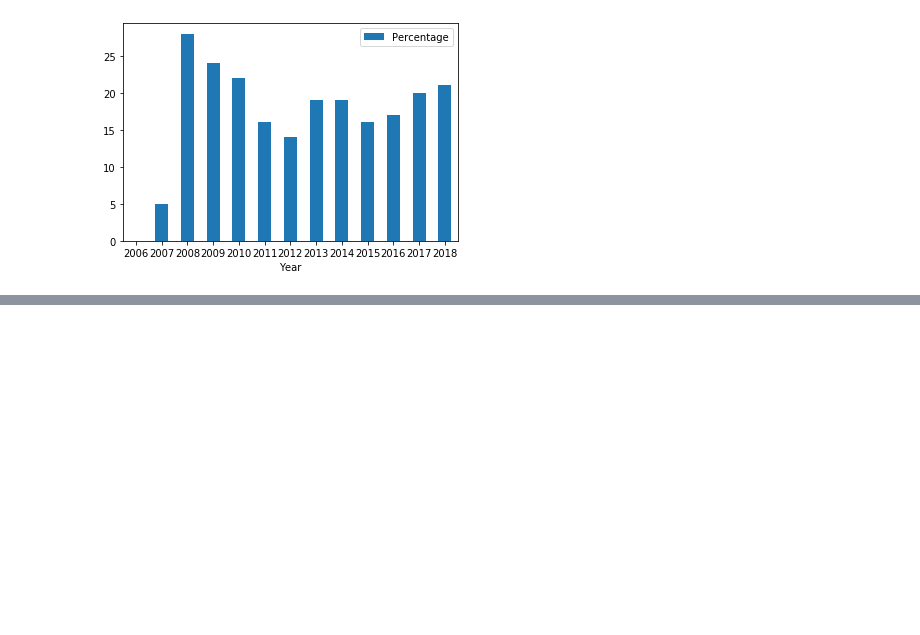
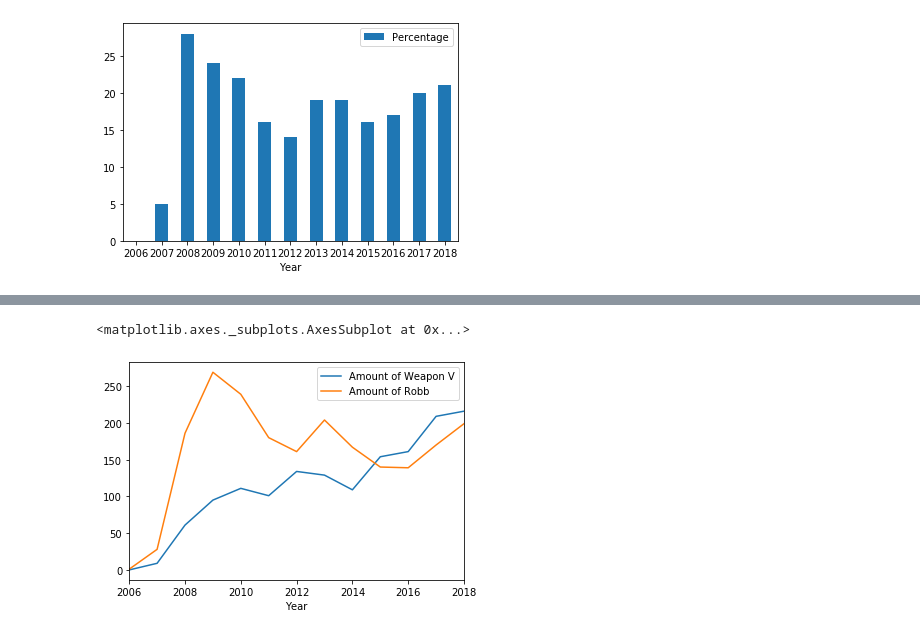
Before and after one commit to LeonTan828/Madcity_Proj, a Jupyter notebook: Incident charts by year.ipynb, the cells around one changed output, grey strips where cells are left out. Saved outputs shown, nothing was run; the diff lists cells and outputs as text; code cells hidden in the pictures; blank space fills up the shorter version.

```diff
--- a/Incident charts by year.ipynb
+++ b/Incident charts by year.ipynb
@@ -593,0 +616,7 @@ axamofRob
+# %%
+# Make new table
+data = [['2006', 0], ['2007', 0], ['2008', 0], ['2009', 0], ['2010', 0],
+        ['2011', 0], ['2012', 0], ['2013', 0], ['2014', 0], ['2015', 0], ['2016', 0], ['2017', 0], ['2018', 0]]
+compAm = pandas.DataFrame(data, columns = ['Year', 'Amount of Weapon V'])
+compAm.set_index('Year', inplace = True)
+compAm
@@ -593,0 +639,4 @@ axamofRob
+# %%
+compAm['Amount of Robb'] = compAm['Amount of Weapon V']
+compAm['Weap V %'] = compAm['Amount of Weapon V']
+compAm['Robb %'] = compAm['Amount of Weapon V']
@@ -593,0 +661,6 @@ axamofRob
+# %%
+compAm['Amount of Weapon V'] = amofWeapV["Amount"]
+compAm['Weap V %'] = amofWeapV['Percentage']
+compAm['Amount of Robb'] = amofRob["Amount"]
+compAm['Robb %'] = amofRob["Percentage"]
+compAm
@@ -593,0 +683,6 @@ axamofRob
+# %%
+axCompAm = compAm.plot.line(y = ['Amount of Weapon V', 'Amount of Robb'] )
+axCompAm
+# %% [output]
+<matplotlib.axes._subplots.AxesSubplot at 0x...>
+[figure, added]
```
Also changed, not shown: parts of 8 cells of this notebook, 10 other files.
